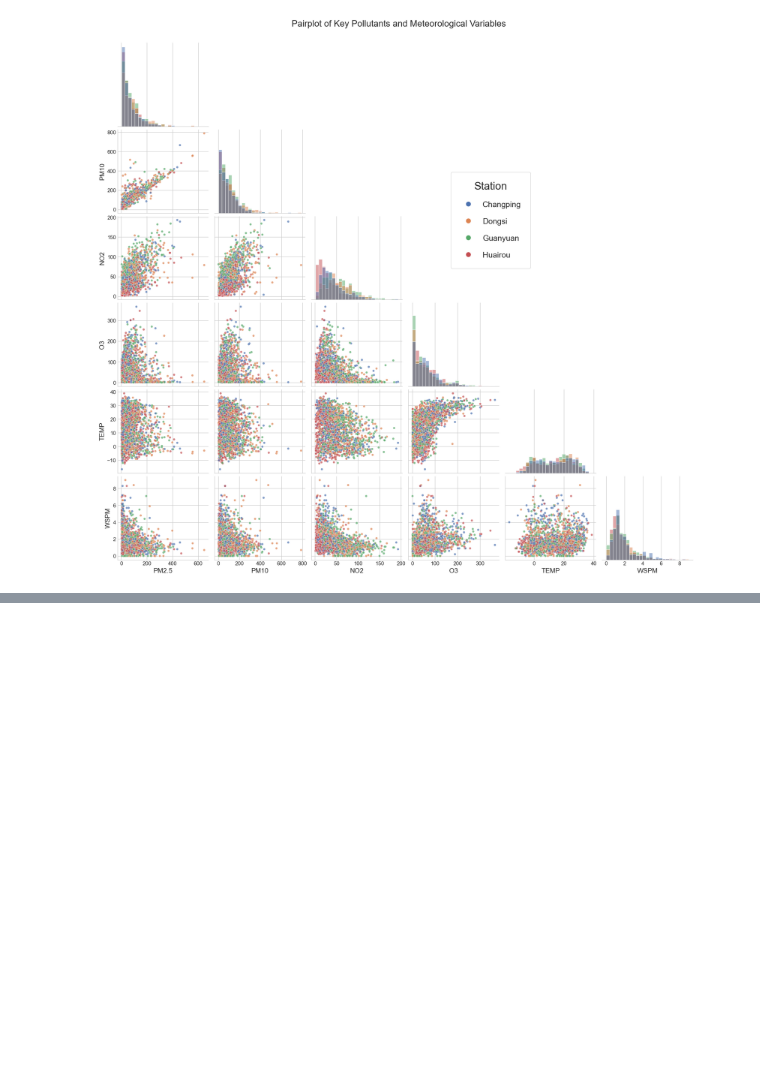
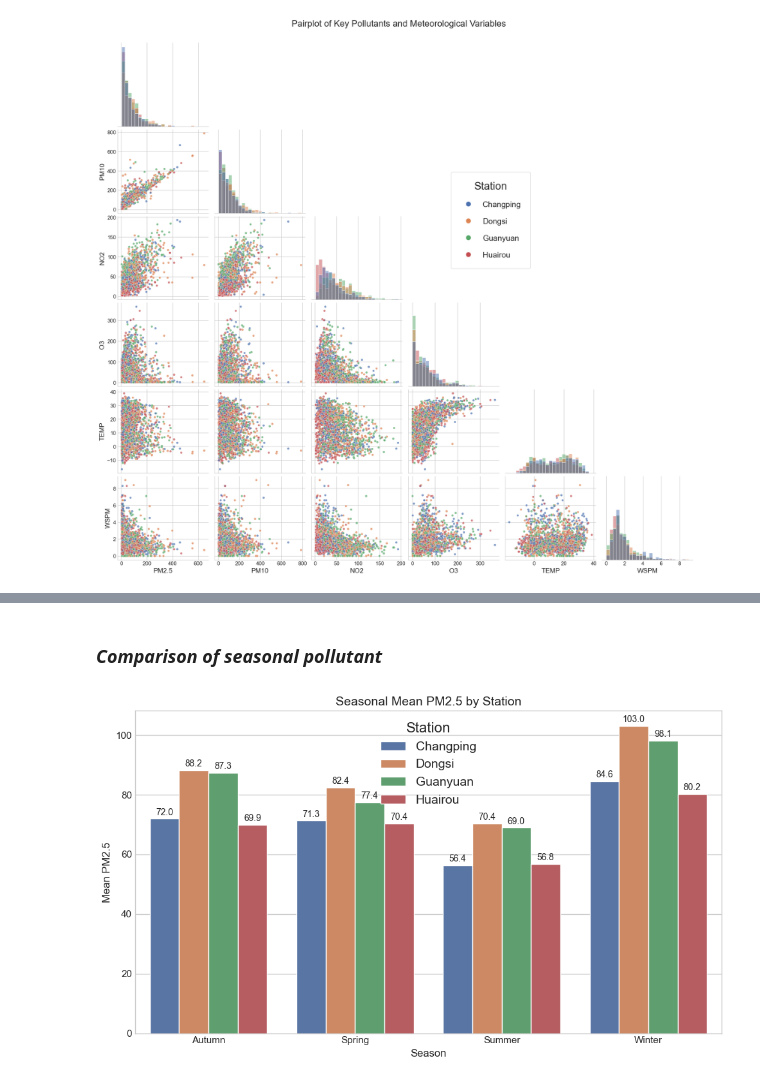
Before and after one commit to agbogunleyefayosope27-gif/CMP7005-PRAC1, a Jupyter notebook: CMP7005.ipynb, the cells around one changed output, grey strips where cells are left out. Cells and saved outputs as stored; diff of their text form; code cells hidden in the pictures; blank space fills up the shorter version.

```diff
--- a/CMP7005.ipynb
+++ b/CMP7005.ipynb
@@ -517,0 +599,32 @@ plt.show()
+# %% [markdown]
+### *Comparison of seasonal pollutant*
+# %%
+seasonal_pollution = (
+    df_clean.groupby(["season", "station"], observed=True)[["PM2.5", "PM10", "NO2", "O3"]]
+    .mean()
+    .reset_index()
+)
+
+seasonal_pm25 = seasonal_pollution[["season", "station", "PM2.5"]]
+
+plt.figure(figsize=(10, 6))
+ax = sns.barplot(
+    data=seasonal_pm25,
+    x="season",
+    y="PM2.5",
+    hue="station"
+)
+
+ax.set_title("Seasonal Mean PM2.5 by Station", fontsize=14)
+ax.set_xlabel("Season", fontsize=12)
+ax.set_ylabel("Mean PM2.5", fontsize=12)
+plt.legend(title="Station", title_fontsize=16, fontsize=14, loc="upper center")
+
+# Value labels
+for container in ax.containers:
+    ax.bar_label(container, fmt="%.1f", fontsize=10, padding=2)
+
+plt.tight_layout()
+plt.show()
+# %% [output]
+[figure, added]
```
Also changed, not shown: parts of 14 cells of this notebook.
